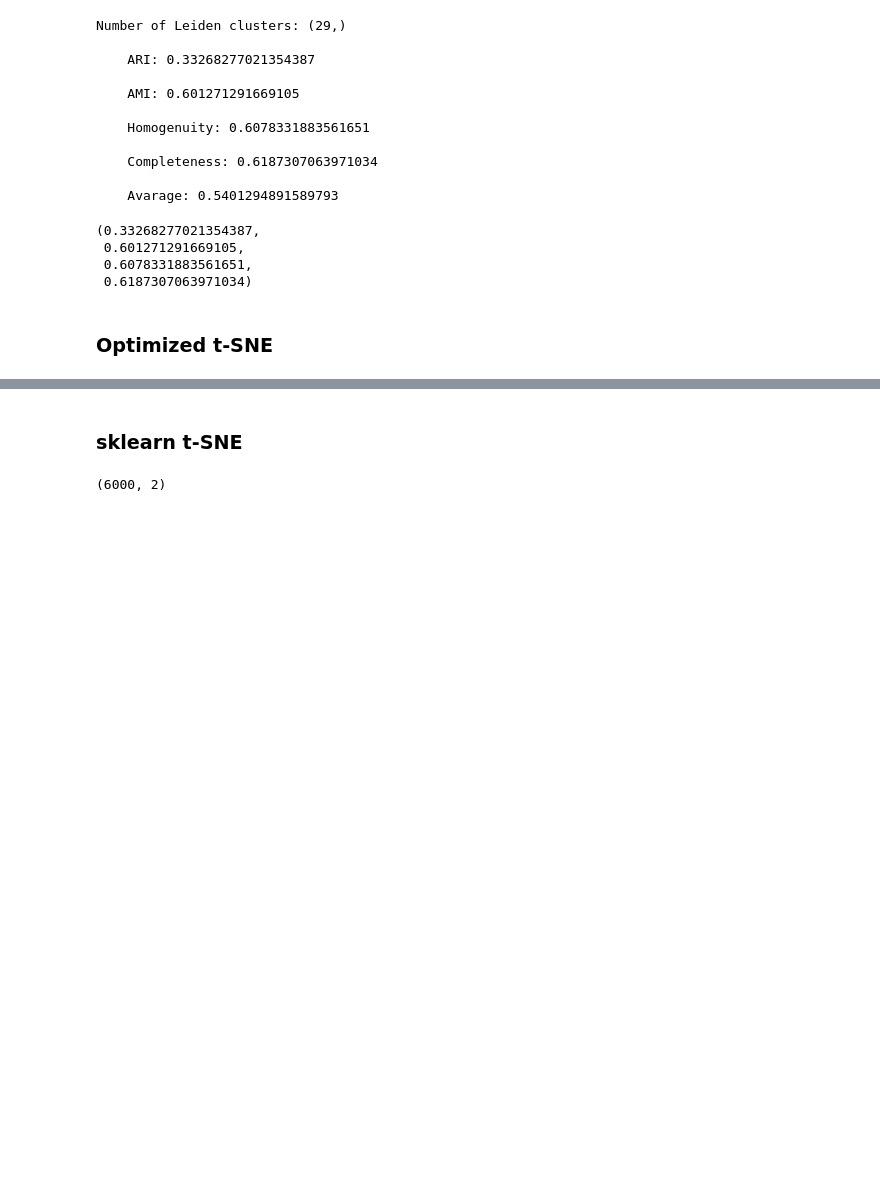
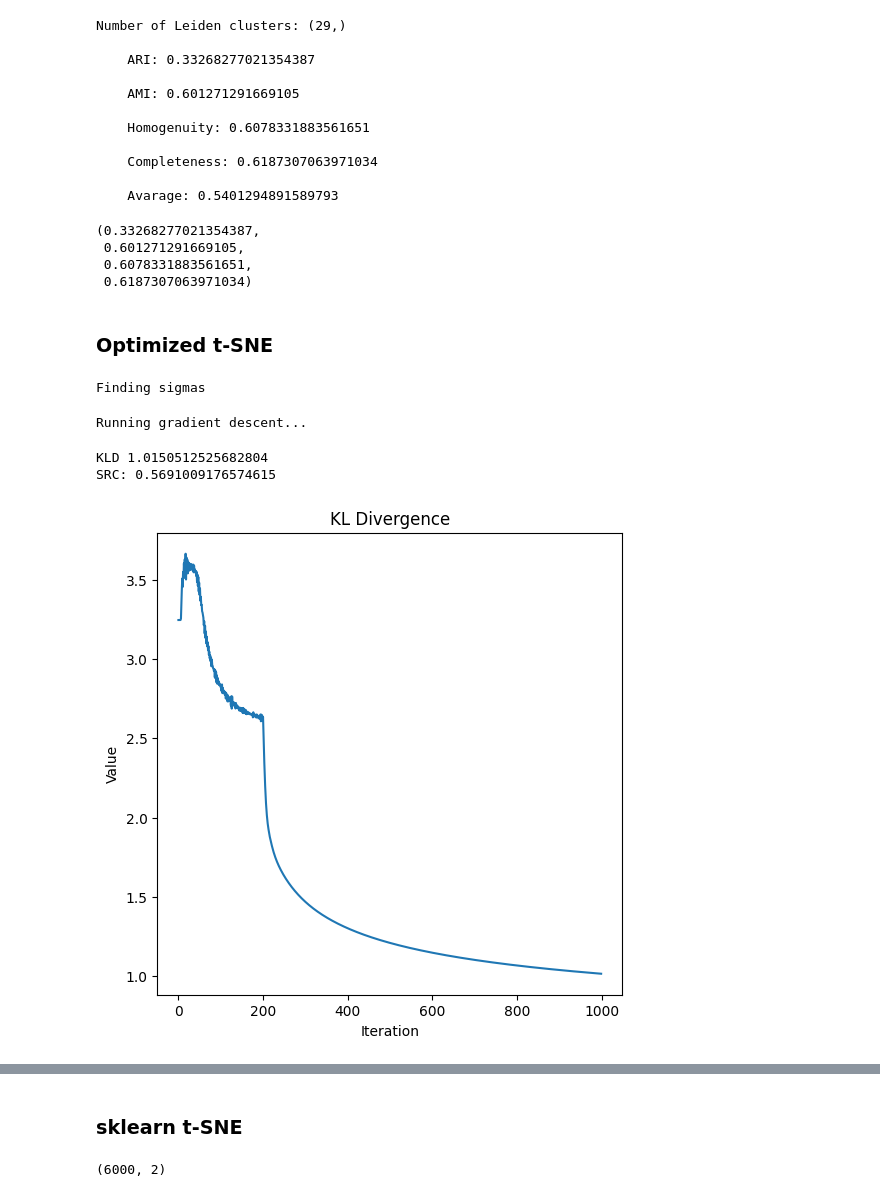
Before and after one commit to just1ce415/MMML_project, a Jupyter notebook: experiments.ipynb, the cells around one changed output, grey strips where cells are left out. Drawn from its saved outputs; the diff is of its cells as text; code cells hidden in the pictures; blank space fills up the shorter version.

```diff
--- a/experiments.ipynb
+++ b/experiments.ipynb
@@ -160,3 +160,34 @@ Number of Leiden clusters: (29,)
  0.6187307063971034)
 # %% [markdown]
 ### Optimized t-SNE
+# %%
+tsne2 = TSNE(
+    n_components=2,
+    num_iters=1000,
+    compression_period=0,
+    ee=True,
+    ee_iterations=200,
+    initialization="pca",
+    random_walk=False
+)
+# %%
+tsne2.get_highdimensional_similarities(np.asarray(gex_data.toarray()))
+# %% [output]
+Finding sigmas
+# %%
+tsne2_embedding = tsne2.fit()
+# %% [output]
+Running gradient descent...
+# %%
+src = get_src(np.asarray(gex_data.toarray()), tsne2_embedding)
+kld = tsne2.metrics["kl_divergence"][-1]
+
+print("KLD", kld)
+print("SRC:", src)
+# %% [output]
+KLD 1.0150512525682804
+SRC: 0.5691009176574615
+# %%
+tsne2.plot_metrics()
+# %% [output]
+[figure, added]
```
Also changed, not shown: parts of 2 cells of this notebook, 1 other file.
